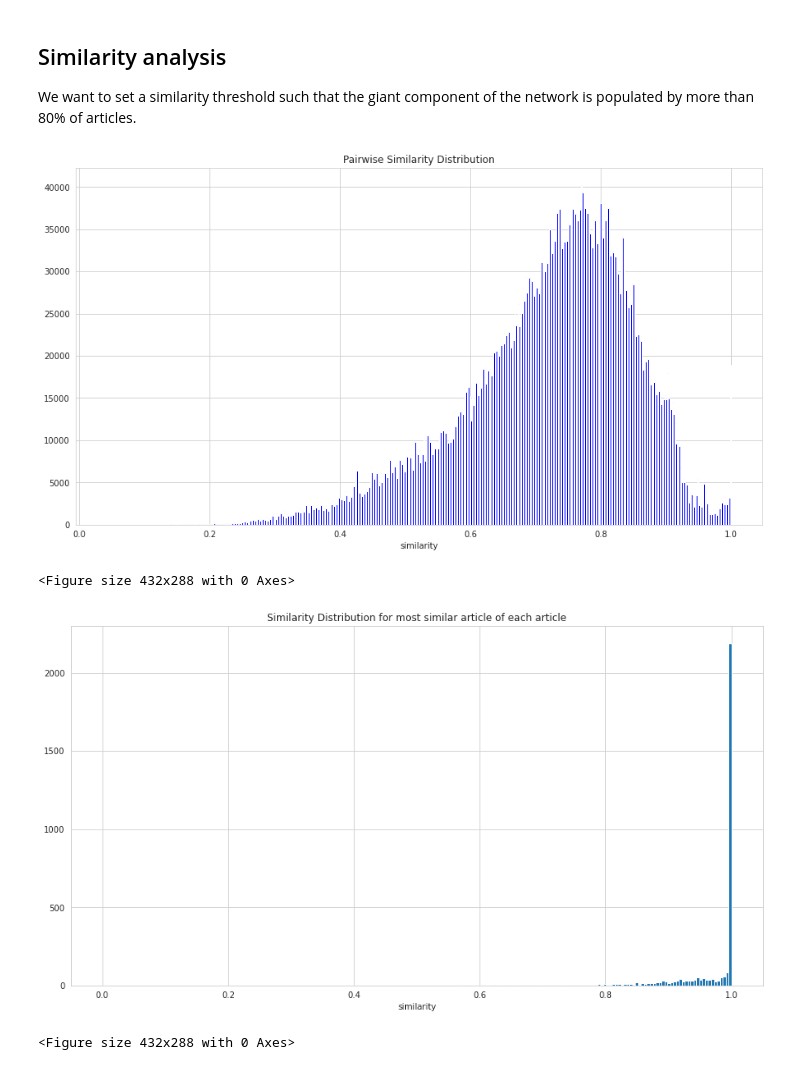
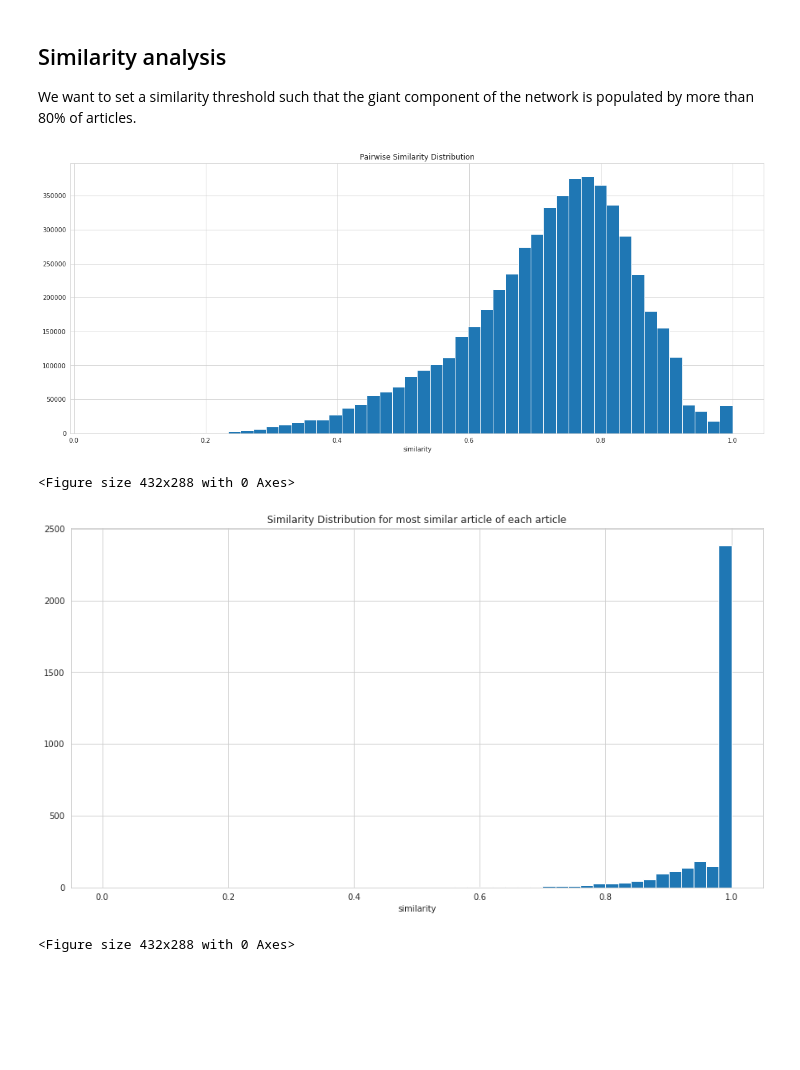
Before and after one commit to relogu/cn_project, a Jupyter notebook: notebooks/emp_data_analysis.ipynb, the cells around one changed output. Saved outputs shown, nothing was run; the diff lists cells and outputs as text; code cells hidden in the pictures; blank space fills up the shorter version.

```diff
--- a/notebooks/emp_data_analysis.ipynb
+++ b/notebooks/emp_data_analysis.ipynb
@@ -380,10 +357,11 @@ for i in dists_triu:
 # %%
-fig = plt.figure(figsize=(15,8))
-plt.hist(A, color='b', bins='auto')
+A = dists_triu.flatten()
+fig = plt.figure(figsize=(20,8))
+plt.hist(A[A>0], bins=50)
 plt.title('Pairwise Similarity Distribution')
 plt.xlabel('similarity')
 plt.show()
 plt.savefig(PATH_TO_DATA/stories[story_to_elaborate]/imgs[3])
 # %% [output]
-[figure, old version]
+[figure, new version]
 <Figure size 432x288 with 0 Axes>
@@ -394,12 +368,12 @@ for i in dists_triu:#.T:
 # %%
 fig = plt.figure(figsize=(15,8))
-plt.hist(pairs, bins='auto')
+plt.hist(np.max(dists_triu, axis=1), bins=50)
 plt.title('Similarity Distribution for most similar article of each article')
 plt.xlabel('similarity')
 plt.show()
 plt.savefig(PATH_TO_DATA/stories[story_to_elaborate]/imgs[4])
 # %% [output]
-[figure, old version]
+[figure, new version]
 <Figure size 432x288 with 0 Axes>
 # %%
 MIN_SIM, MAX_SIM, DELTA_SIM = 0.70, 1.0, 0.01
```
Also changed, not shown: parts of 9 cells of this notebook.
